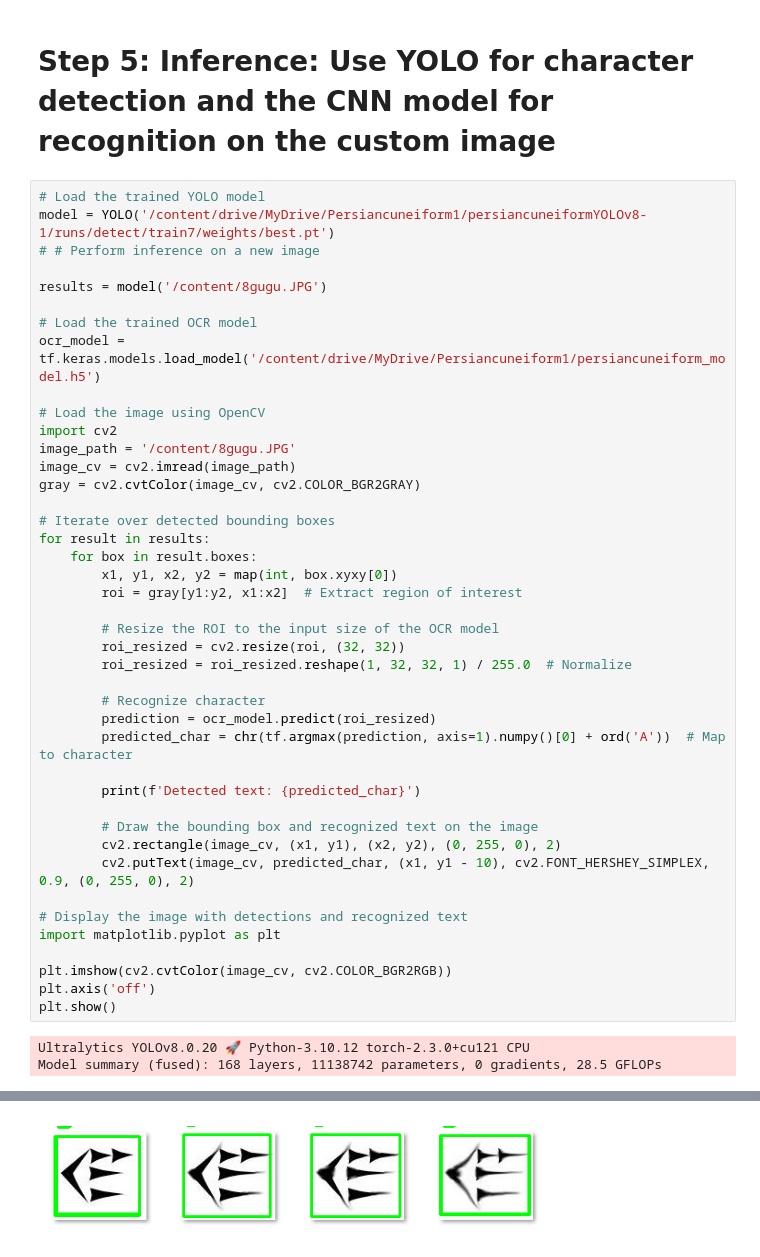
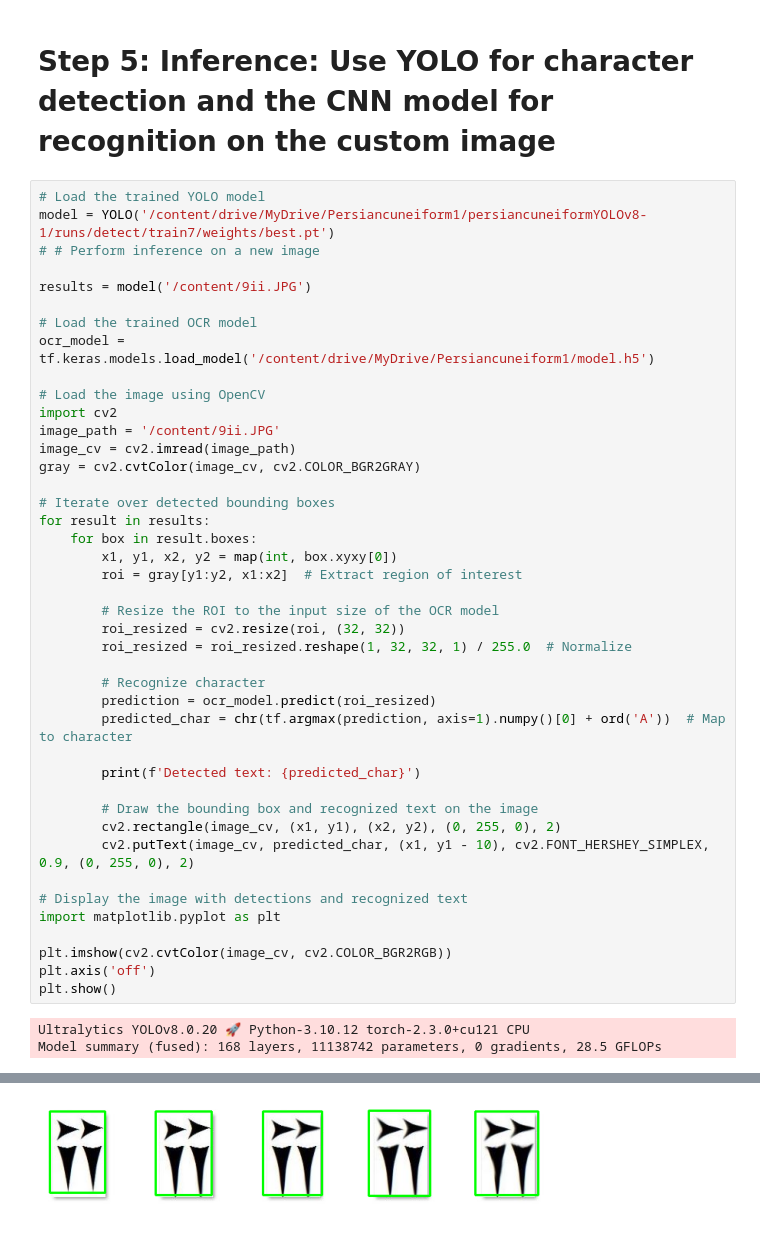
Before and after one commit to Melanee-Melanee/Old-Persian-Cuneiform-OCR, a Jupyter notebook: Old_Persian_Cuneiform_OCR.ipynb, the cells around one changed output, grey strips where cells are left out. Cells and saved outputs as stored; diff of their text form.

```diff
--- a/Old_Persian_Cuneiform_OCR.ipynb
+++ b/Old_Persian_Cuneiform_OCR.ipynb
@@ -516,14 +580,14 @@ model.save('/content/drive/MyDrive/Persiancuneiform1/persiancuneiform_model.h5')
 model = YOLO('/content/drive/MyDrive/Persiancuneiform1/persiancuneiformYOLOv8-1/runs/detect/train7/weights/best.pt')
 # # Perform inference on a new image
 
-results = model('/content/8gugu.JPG')
+results = model('/content/9ii.JPG')
 
 # Load the trained OCR model
-ocr_model = tf.keras.models.load_model('/content/drive/MyDrive/Persiancuneiform1/persiancuneiform_model.h5')
+ocr_model = tf.keras.models.load_model('/content/drive/MyDrive/Persiancuneiform1/model.h5')
 
 # Load the image using OpenCV
 import cv2
-image_path = '/content/8gugu.JPG'
+image_path = '/content/9ii.JPG'
 image_cv = cv2.imread(image_path)
 gray = cv2.cvtColor(image_cv, cv2.COLOR_BGR2GRAY)
 
@@ -571 +633 @@ Detected text: B
-[figure, old version]
+[figure, new version]
```
Also changed, not shown: parts of 5 cells of this notebook.
